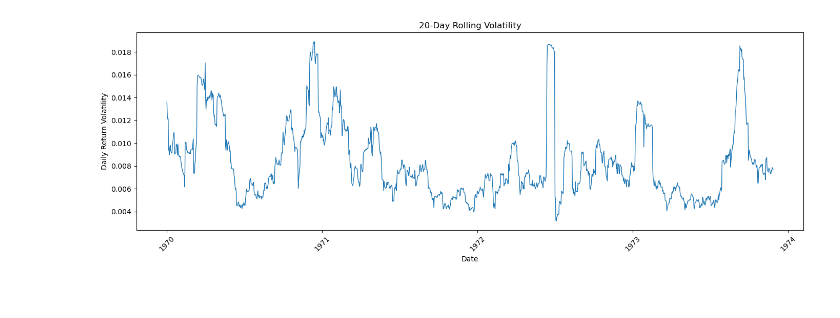
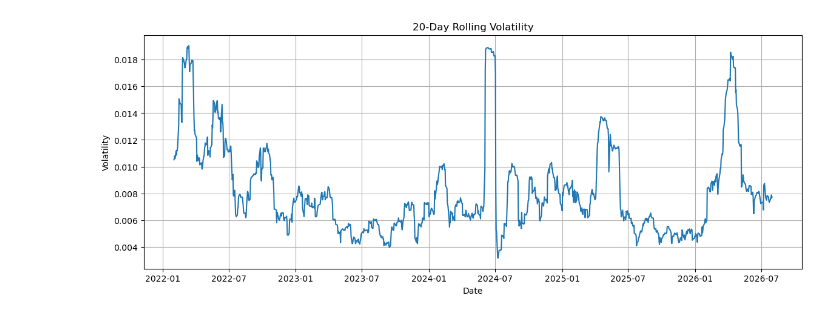
Before and after one commit to morthanikhila/adaptive-market-regime-engine, a Jupyter notebook: notebooks/01_feature_analysis.ipynb, the cells around one changed output. Cells and saved outputs as stored; diff of their text form; code cells hidden in the pictures.

```diff
--- a/notebooks/01_feature_analysis.ipynb
+++ b/notebooks/01_feature_analysis.ipynb
@@ -1,8 +10,12 @@
 # %%
-import pandas as pd
+DATA_PATH = (
+    "../data/features/"
+    "nifty50_features.csv"
+)
 
 df = pd.read_csv(
-    "../data/features/nifty50_features.csv"
+    DATA_PATH,
+    parse_dates=["Date"],
 )
 
 df.head()
@@ -90,32 +124,19 @@ Index(['Date', 'Close', 'High', 'Low', 'Open', 'Volume', 'return_1d',
 # %%
-import matplotlib.pyplot as plt
-import matplotlib.dates as mdates
-
 plt.figure(figsize=(14, 5))
 
 plt.plot(
     df["Date"],
     df["volatility_20d"],
-    linewidth=1
 )
 
-plt.title("20-Day Rolling Volatility")
-plt.xlabel("Date")
-plt.ylabel("Daily Return Volatility")
-
-ax = plt.gca()
-
-ax.xaxis.set_major_locator(
-    mdates.YearLocator()
+plt.title(
+    "20-Day Rolling Volatility"
 )
 
-ax.xaxis.set_major_formatter(
-    mdates.DateFormatter("%Y")
-)
+plt.xlabel("Date")
+plt.ylabel("Volatility")
 
-plt.xticks(rotation=45)
-
-plt.tight_layout()
+plt.grid(True)
 plt.show()
 # %% [output]
-[figure, old version]
+[figure, new version]
```
Also changed, not shown: parts of 20 cells of this notebook, 8 other files.
